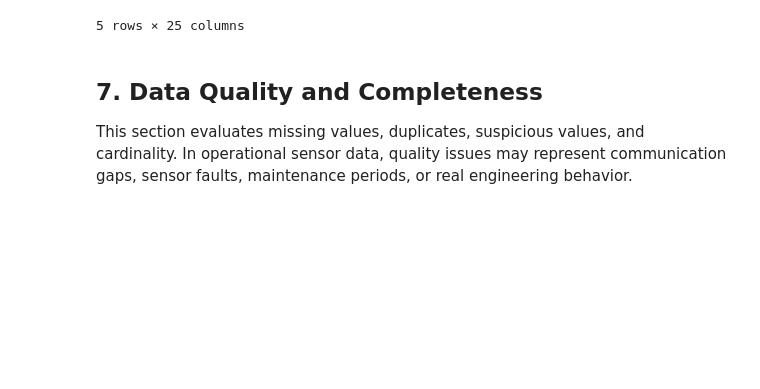
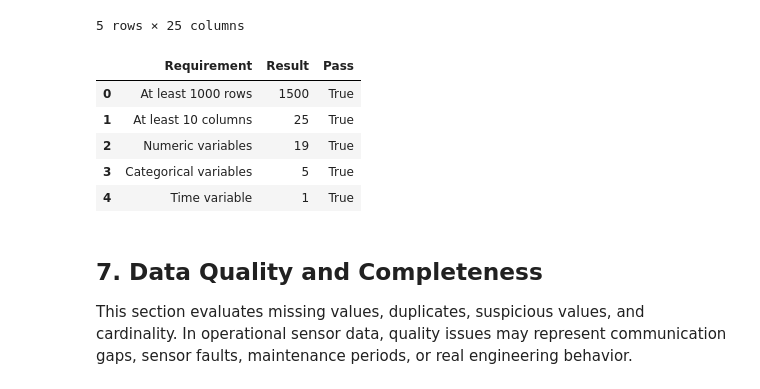
Before and after one commit to itamarperez9767-arch/data-center-eda, a Jupyter notebook: data_center_eda_clean_review.ipynb, the cells around one changed output. Cells and saved outputs as stored; diff of their text form; code cells hidden in the pictures; blank space fills up the shorter version.

```diff
--- a/data_center_eda_clean_review.ipynb
+++ b/data_center_eda_clean_review.ipynb
@@ -388,34 +397,41 @@ categorical_columns = eda_df.select_dtypes(
 
 datetime_columns = [
     column for column in eda_df.columns
     if is_datetime64_any_dtype(eda_df[column])
 ]
 
 requirements_summary = pd.DataFrame({
     "Requirement": [
         "At least 1000 rows",
         "At least 10 columns",
         "Numeric variables",
         "Categorical variables",
         "Time variable"
     ],
     "Result": [
         number_of_rows,
         number_of_columns,
         len(numeric_columns),
         len(categorical_columns),
         len(datetime_columns)
     ],
     "Pass": [
-        number_of_rows >= 1000,
+        number_of_rows >= 1000,A
         number_of_columns >= 10,
         len(numeric_columns) > 0,
         len(categorical_columns) > 0,
         len(datetime_columns) > 0
     ]
 })
 
 requirements_summary
+# %% [output]
+|  | Requirement | Result | Pass |
+| 0 | At least 1000 rows | 1500 | True |
+| 1 | At least 10 columns | 25 | True |
+| 2 | Numeric variables | 19 | True |
+| 3 | Categorical variables | 5 | True |
+| 4 | Time variable | 1 | True |
 # %% [markdown]
 ## 7. Data Quality and Completeness
 
```
Also changed, not shown: parts of 2 cells of this notebook.
